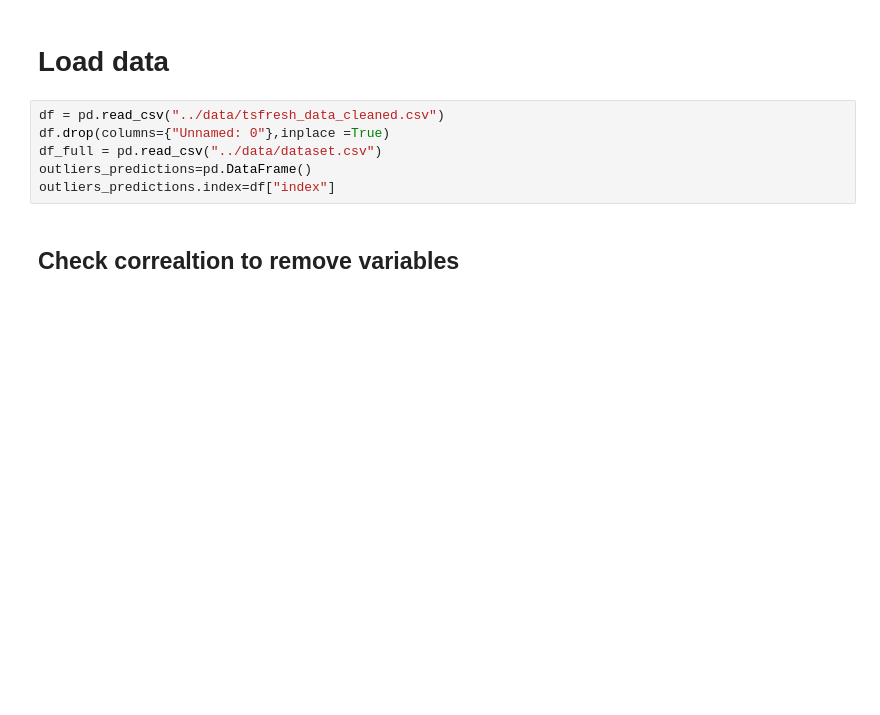
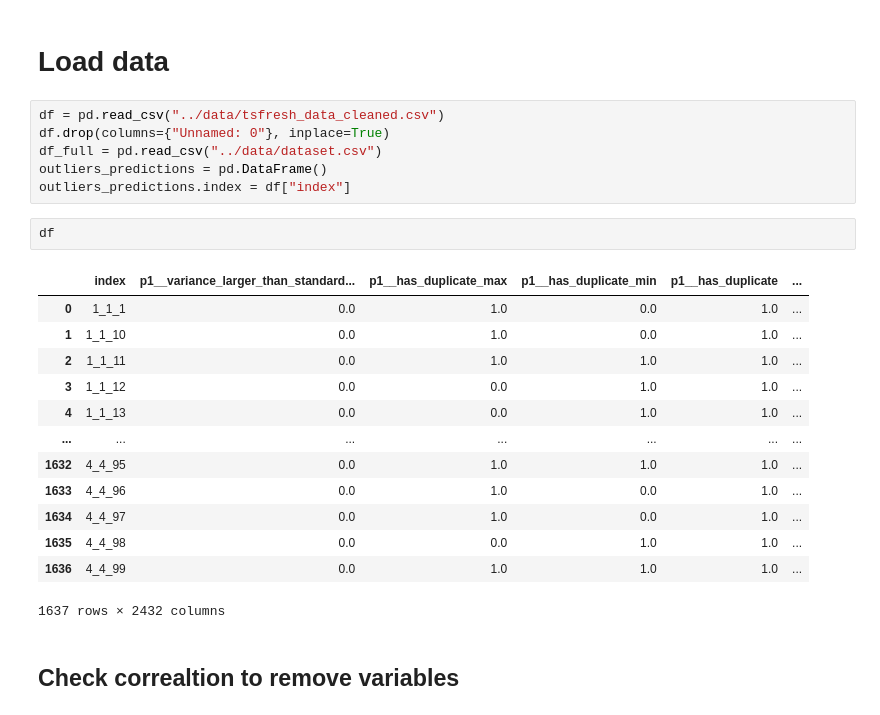
Before and after one commit to Rico-le-champion/anomaly_detection, a Jupyter notebook: notebooks/First analysis.ipynb, the cells around one changed output. Cells and saved outputs as stored; diff of their text form; blank space fills up the shorter version.

```diff
--- a/notebooks/First analysis.ipynb
+++ b/notebooks/First analysis.ipynb
@@ -13,10 +13,26 @@ from sklearn.svm import OneClassSVM
 # Load data
 # %%
 df = pd.read_csv("../data/tsfresh_data_cleaned.csv")
-df.drop(columns={"Unnamed: 0"},inplace =True)
+df.drop(columns={"Unnamed: 0"}, inplace=True)
 df_full = pd.read_csv("../data/dataset.csv")
-outliers_predictions=pd.DataFrame()
-outliers_predictions.index=df["index"]
+outliers_predictions = pd.DataFrame()
+outliers_predictions.index = df["index"]
+# %%
+df
+# %% [output]
+|  | index | p1__variance_larger_than_standard... | p1__has_duplicate_max | p1__has_duplicate_min | p1__has_duplicate | ... |
+| 0 | 1_1_1 | 0.0 | 1.0 | 0.0 | 1.0 | ... |
+| 1 | 1_1_10 | 0.0 | 1.0 | 0.0 | 1.0 | ... |
+| 2 | 1_1_11 | 0.0 | 1.0 | 1.0 | 1.0 | ... |
+| 3 | 1_1_12 | 0.0 | 0.0 | 1.0 | 1.0 | ... |
+| 4 | 1_1_13 | 0.0 | 0.0 | 1.0 | 1.0 | ... |
+| ... | ... | ... | ... | ... | ... | ... |
+| 1632 | 4_4_95 | 0.0 | 1.0 | 1.0 | 1.0 | ... |
+| 1633 | 4_4_96 | 0.0 | 1.0 | 0.0 | 1.0 | ... |
+| 1634 | 4_4_97 | 0.0 | 1.0 | 0.0 | 1.0 | ... |
+| 1635 | 4_4_98 | 0.0 | 0.0 | 1.0 | 1.0 | ... |
+| 1636 | 4_4_99 | 0.0 | 1.0 | 1.0 | 1.0 | ... |
+1637 rows × 2432 columns
 # %% [markdown]
 ## Check correaltion to remove variables
 # %%
```
Also changed, not shown: parts of 28 cells of this notebook, 1 other file.
